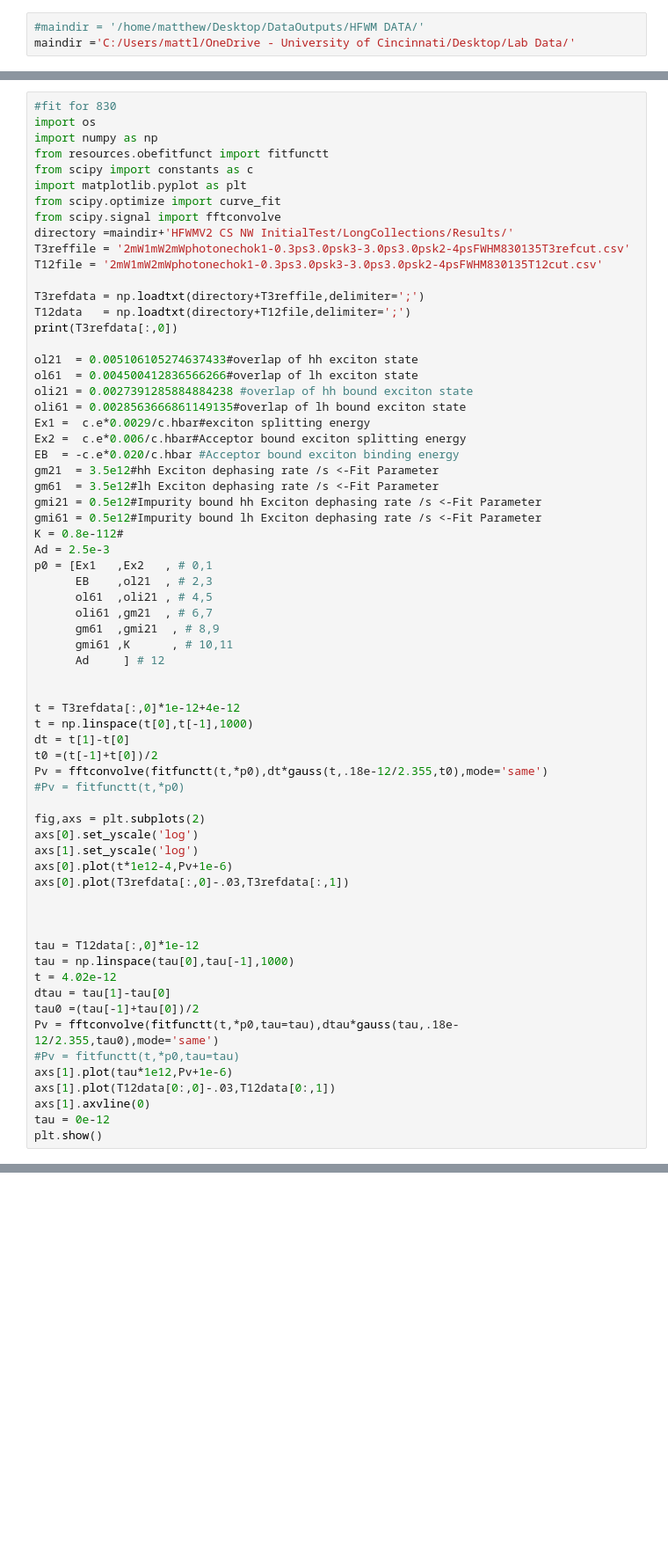
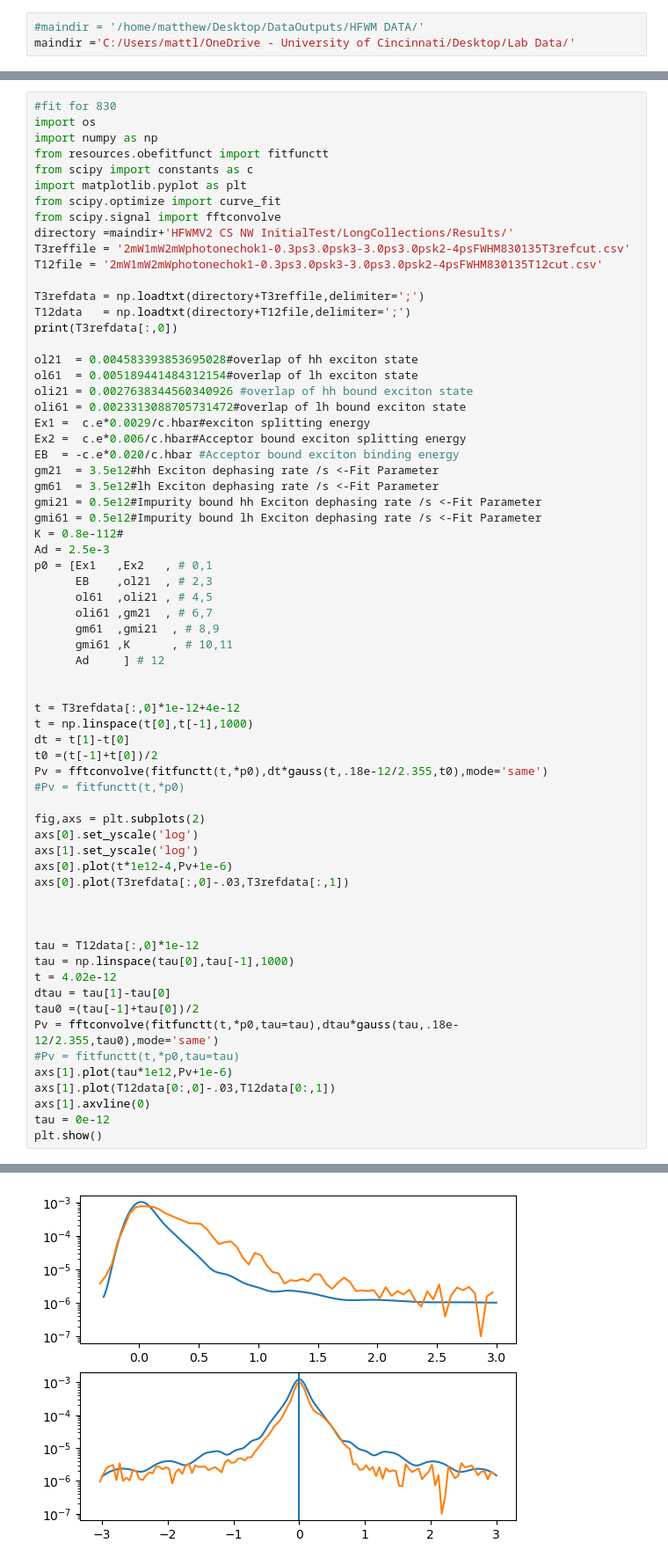
Before and after one commit to MTLphys/FittingFunctions, a Jupyter notebook: TestingFitts.ipynb, the cells around one changed output, grey strips where cells are left out. Shown at 88% size. Saved outputs shown, nothing was run; the diff lists cells and outputs as text; blank space fills up the shorter version.

```diff
--- a/TestingFitts.ipynb
+++ b/TestingFitts.ipynb
@@ -348,10 +353,10 @@ T3refdata = np.loadtxt(directory+T3reffile,delimiter=';')
 T12data   = np.loadtxt(directory+T12file,delimiter=';')
 print(T3refdata[:,0])
 
-ol21  = 0.005106105274637433#overlap of hh exciton state
-ol61  = 0.004500412836566266#overlap of lh exciton state
-oli21 = 0.0027391285884884238 #overlap of hh bound exciton state
-oli61 = 0.0028563666861149135#overlap of lh bound exciton state
+ol21  = 0.004583393853695028#overlap of hh exciton state
+ol61  = 0.005189441484312154#overlap of lh exciton state
+oli21 = 0.0027638344560340926 #overlap of hh bound exciton state
+oli61 = 0.0023313088705731472#overlap of lh bound exciton state
 Ex1 =  c.e*0.0029/c.hbar#exciton splitting energy
 Ex2 =  c.e*0.006/c.hbar#Acceptor bound exciton splitting energy
 EB  = -c.e*0.020/c.hbar #Acceptor bound exciton binding energy
@@ -402,3 +414,4 @@ NameError: name 'maindir' is not defined
+[figure, added]
 # %%
 #fit for 835
 import os
```
Also changed, not shown: parts of 7 cells of this notebook.
